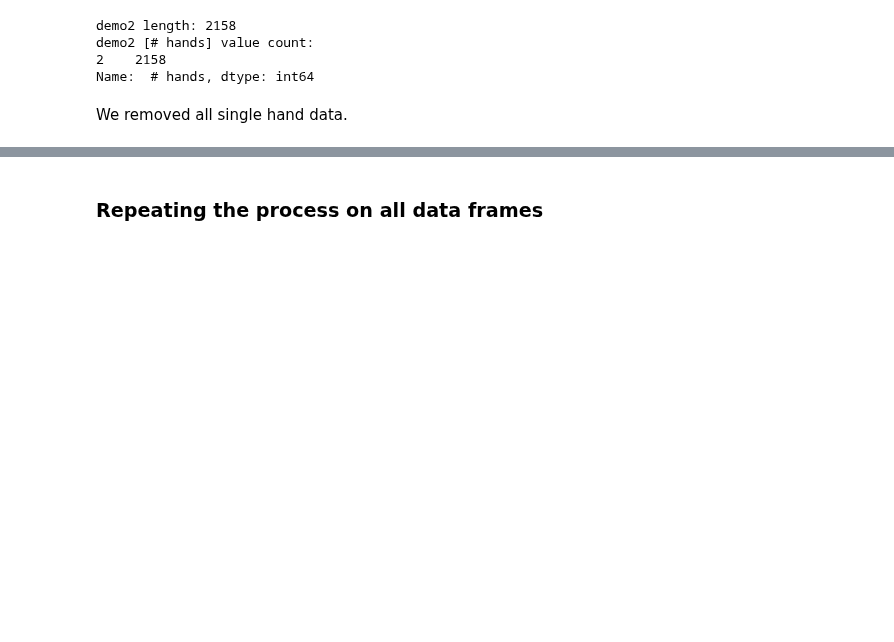
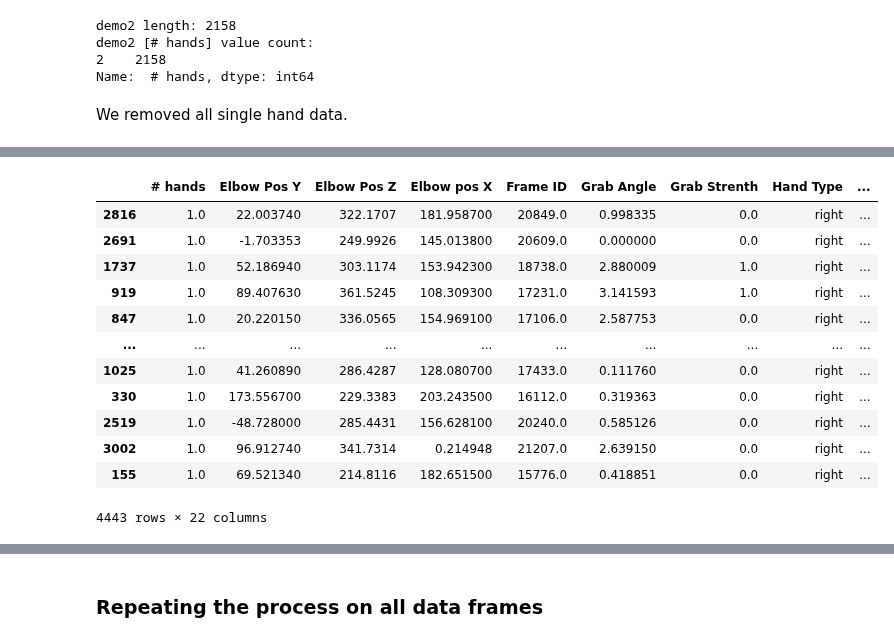
Before and after one commit to oridarshan/data-visualization-project, a Jupyter notebook: Hands Classification.ipynb, the cells around one changed output, grey strips where cells are left out. Cells and saved outputs as stored; diff of their text form; code cells hidden in the pictures; blank space fills up the shorter version.

```diff
--- a/Hands Classification.ipynb
+++ b/Hands Classification.ipynb
@@ -369,0 +324,21 @@ example dataset:
+# %%
+#create demo right hand dataframe
+demo=pd.DataFrame()
+recipe=np.random.randint(3000, size=len(Alone[3]))# create recipe for Alone[3]
+for index in recipe:
+    demo=demo.append(right_hand_train_data.iloc[index].copy())#create line for each left hand line
+demo
+# %% [output]
+|  | # hands | Elbow Pos Y | Elbow Pos Z | Elbow pos X | Frame ID | Grab Angle | Grab Strenth | Hand Type | ... |
+| 2816 | 1.0 | 22.003740 | 322.1707 | 181.958700 | 20849.0 | 0.998335 | 0.0 | right | ... |
+| 2691 | 1.0 | -1.703353 | 249.9926 | 145.013800 | 20609.0 | 0.000000 | 0.0 | right | ... |
+| 1737 | 1.0 | 52.186940 | 303.1174 | 153.942300 | 18738.0 | 2.880009 | 1.0 | right | ... |
+| 919 | 1.0 | 89.407630 | 361.5245 | 108.309300 | 17231.0 | 3.141593 | 1.0 | right | ... |
+| 847 | 1.0 | 20.220150 | 336.0565 | 154.969100 | 17106.0 | 2.587753 | 0.0 | right | ... |
+| ... | ... | ... | ... | ... | ... | ... | ... | ... | ... |
+| 1025 | 1.0 | 41.260890 | 286.4287 | 128.080700 | 17433.0 | 0.111760 | 0.0 | right | ... |
+| 330 | 1.0 | 173.556700 | 229.3383 | 203.243500 | 16112.0 | 0.319363 | 0.0 | right | ... |
+| 2519 | 1.0 | -48.728000 | 285.4431 | 156.628100 | 20240.0 | 0.585126 | 0.0 | right | ... |
+| 3002 | 1.0 | 96.912740 | 341.7314 | 0.214948 | 21207.0 | 2.639150 | 0.0 | right | ... |
+| 155 | 1.0 | 69.521340 | 214.8116 | 182.651500 | 15776.0 | 0.418851 | 0.0 | right | ... |
+4443 rows × 22 columns
```
Also changed, not shown: parts of 27 cells of this notebook.
